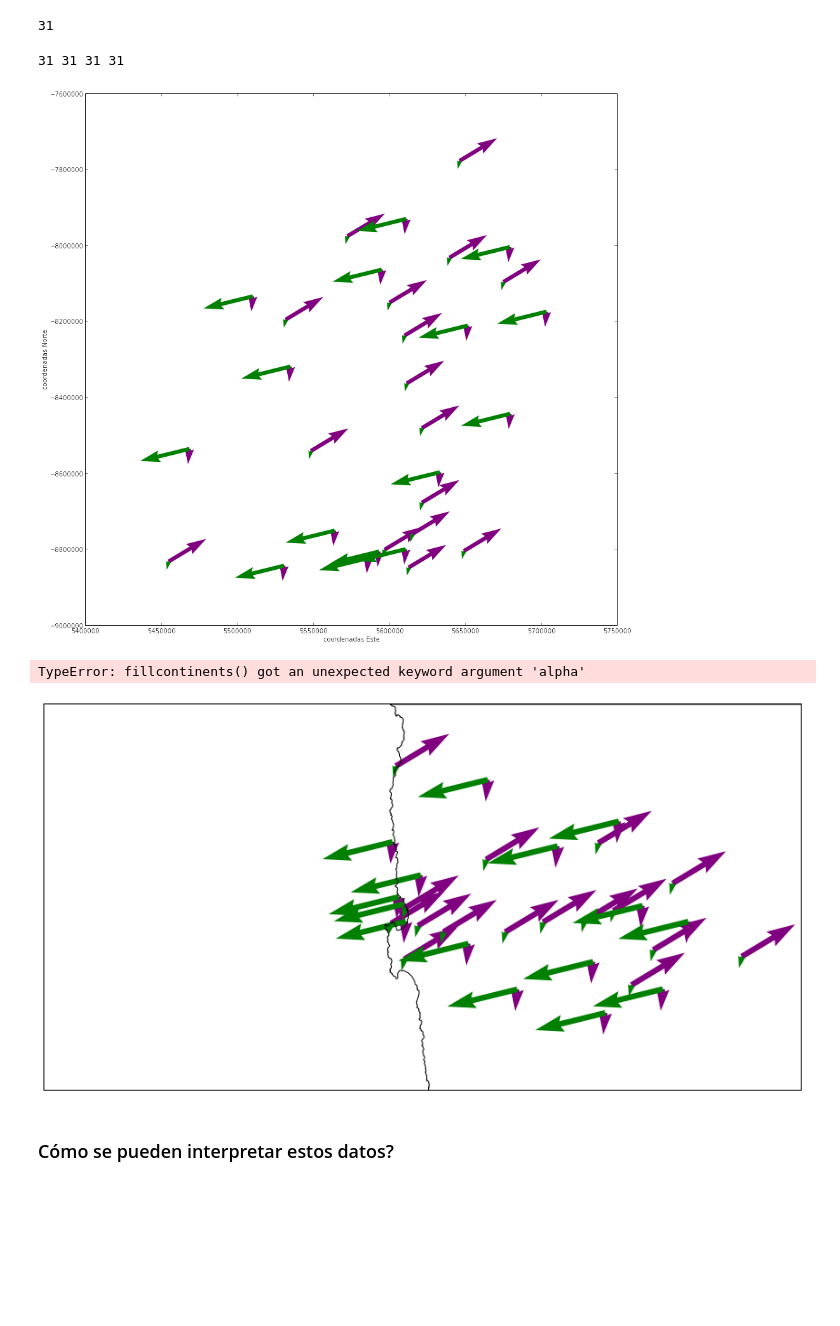
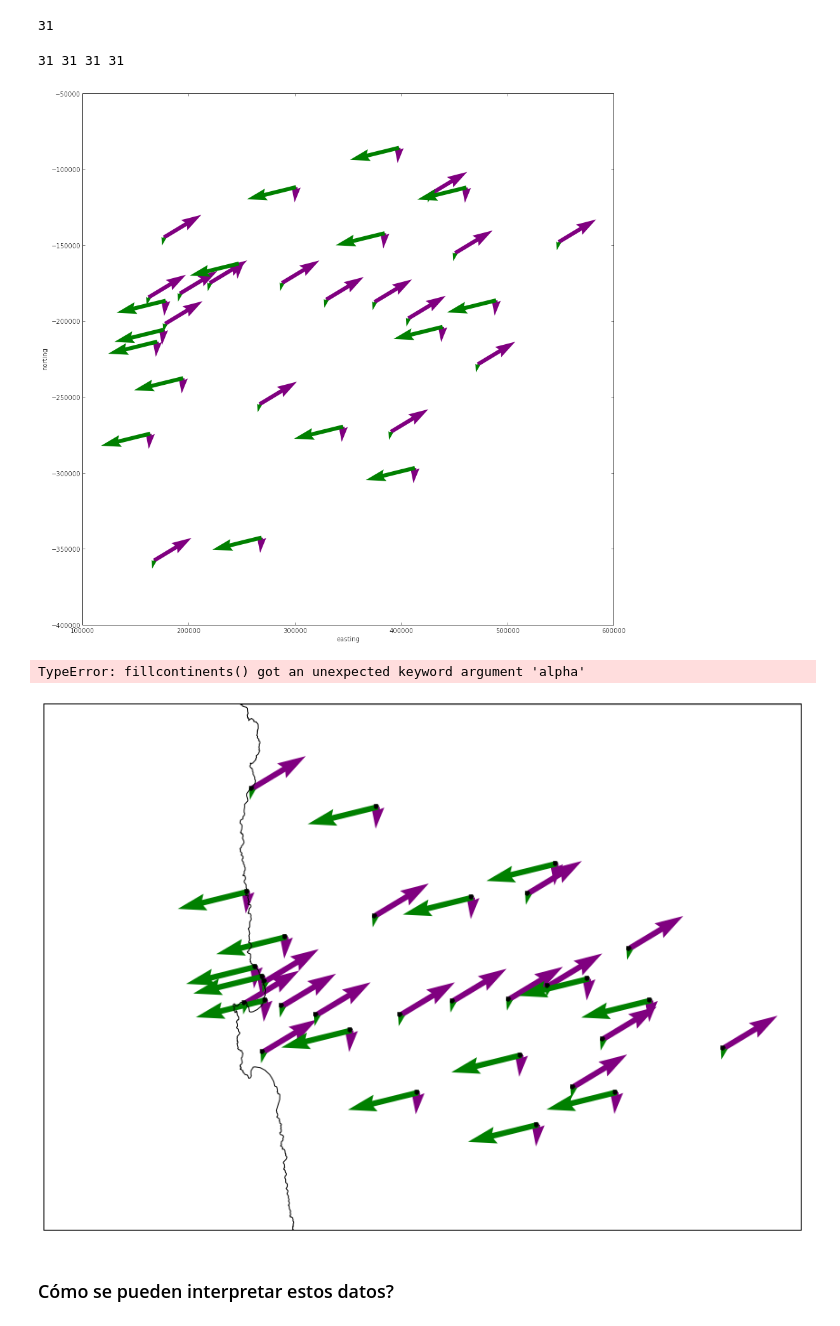
Before and after one commit to LinaPerez/Garcia_PerezAngel_Hw8, a Jupyter notebook: Terremoto/Strain_tensor.ipynb, the cells around one changed output. Drawn from its saved outputs; the diff is of its cells as text; code cells hidden in the pictures; blank space fills up the shorter version.

```diff
--- a/Terremoto/Strain_tensor.ipynb
+++ b/Terremoto/Strain_tensor.ipynb
@@ -274,44 +274,44 @@ v4 = autovalor_1[1]*autovector_1[1]
 
 plt.quiver(x[:],y[:],v3[:],v4[:],color='green')
 
- #       plt.quiver(x[:],y[:],z[:],r[:],color='red')
 
 
-xlabel("coordenadas Este")
-xlim(5400000, 5750000)
-ylabel("coordenadas Norte")
+#plt.title("eigenvector of principal symmetric displacement")
+xlabel("easting")
+xlim(100000, 600000)
+ylabel("norting")
 
 print size(x), size(y), size(u_norte), size(u_este)
 # %% [output]
 31 31 31 31
-[figure, old version]
+[figure, new version]
 # %%
 
 
 map = Basemap(projection='merc', lat_0 = -24, lon_0 = -70,
     resolution = 'h', area_thresh = 0.1,
-    llcrnrlon=-74    ,llcrnrlat=-22.0,
+    llcrnrlon=-72    ,llcrnrlat=-22.0,
     urcrnrlon=-66.5, urcrnrlat=-25.5)
-map.quiver(x[:] + 220000          , y[:],           v1[:],v2[:],color='purple')
-map.quiver(x[:] + 220000, y[:],         v3[:],v4[:],color='green')
-map.drawcoastlines()
-map.drawcountries()
-map.fillcontinents(alpha =0.7)
-map.drawmapboundary()
-
+map.quiver(x[:] + 1000         , y[:],           v1[:],v2[:],color='purple')
+map.quiver(x[:] + 1000, y[:],         v3[:],v4[:],color='green')
 lons = longitud
 lats = latitud
 X, Y= map(lons,lats)
 map.plot(X, Y, 'bo', markersize=5, color='black')
-#ap.quiver(x[:], y[:],           v1[:],v2[:],color='purple')
-#ap.quiver(x[:] + 70000, y[:],         v3[:],v4[:],color='green')
+map.drawcoastlines()
+map.drawcountries()
+map.fillcontinents(color='0.0'                    , lake_color='aqua',ax=None, zorder=None, alpha=0.7)
+#map.fillcontinents(alpha =0.7)
+map.drawmapboundary()
+
+
 
 
 figsize(15, 15)
 plt.show()
 # %% [output]
 TypeError: fillcontinents() got an unexpected keyword argument 'alpha'
-[figure, old version]
+[figure, new version]
 # %% [markdown]
 ### Cómo se pueden interpretar estos datos?
 # %% [markdown]
```
